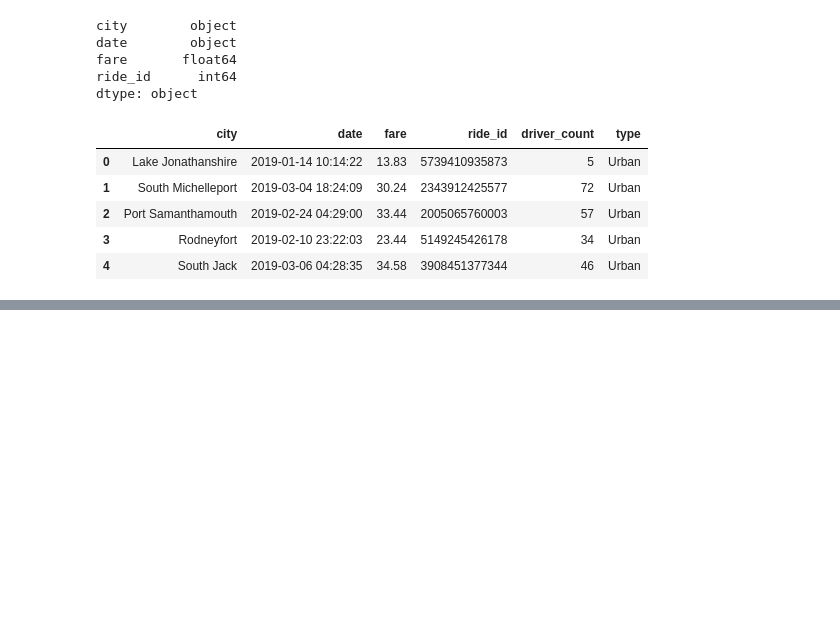
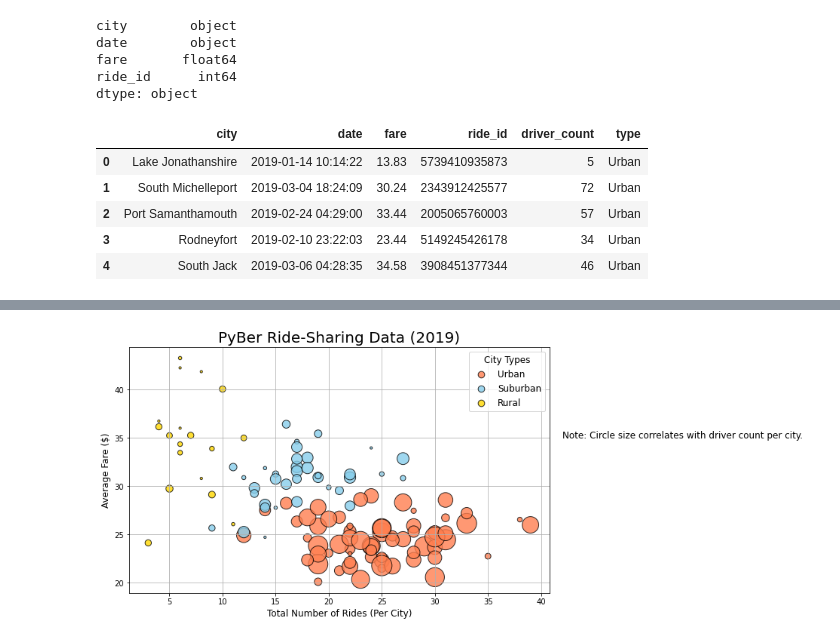
Before and after one commit to caseychen3605/PyBer_Analysis, a Jupyter notebook: PyBer.ipynb, the cells around one changed output, grey strips where cells are left out. Cells and saved outputs as stored; diff of their text form; code cells hidden in the pictures; blank space fills up the shorter version.

```diff
--- a/PyBer.ipynb
+++ b/PyBer.ipynb
@@ -104,0 +298,46 @@ S
+# %%
+#Add the scatter charts for each type of city
+plt.subplots(figsize=(10, 6))
+plt.scatter(urban_ride_count, urban_avg_fare,
+           s=10*urban_driver_count,
+           color='coral', edgecolor='black', linewidths=1,
+           alpha=0.8, label='Urban')
+
+plt.scatter(suburban_ride_count, suburban_avg_fare,
+            s=10*suburban_driver_count,
+            color="skyblue", edgecolor="black", linewidths=1,
+            alpha=0.8, label="Suburban")
+
+plt.scatter(rural_ride_count, rural_avg_fare,
+            s=10*rural_driver_count,
+            color="gold",edgecolor="black", linewidths=1,
+            alpha=0.8, label="Rural")
+
+#Incorporate the other graph properties
+plt.title("PyBer Ride-Sharing Data (2019)", fontsize=20)
+plt.ylabel("Average Fare ($)", fontsize=12)
+plt.xlabel("Total Number of Rides (Per City)", fontsize=12)
+plt.grid(True)
+
+#Create a legend with a fixed size
+lgnd = plt.legend(fontsize="12", mode="Expanded",
+         scatterpoints=1, loc="best", title="City Types")
+lgnd.legendHandles[0]._sizes = [75]
+lgnd.legendHandles[1]._sizes = [75]
+lgnd.legendHandles[2]._sizes = [75]
+lgnd.get_title().set_fontsize(12)
+
+#Incorporate a text label about circle size
+plt.text(42, 35, "Note: Circle size correlates with driver count per city.", fontsize="12", wrap=True)
+
+#Save the figure
+plt.savefig("Analysis/Fig1.png")
+
+plt.show()
+
+#lgnd.legendHandles[2] sets the font size of the marker in the legend to a fixed size
+#mode expands the legend horizontally to fit the area
+#scatterpoints is the number of bubbles in the legend for each marker
+#loc="best" gives us the "best" location for the legend based on the plotting of the data points
+# %% [output]
+[figure, added]
```
Also changed, not shown: parts of 21 cells of this notebook, 1 other file.
